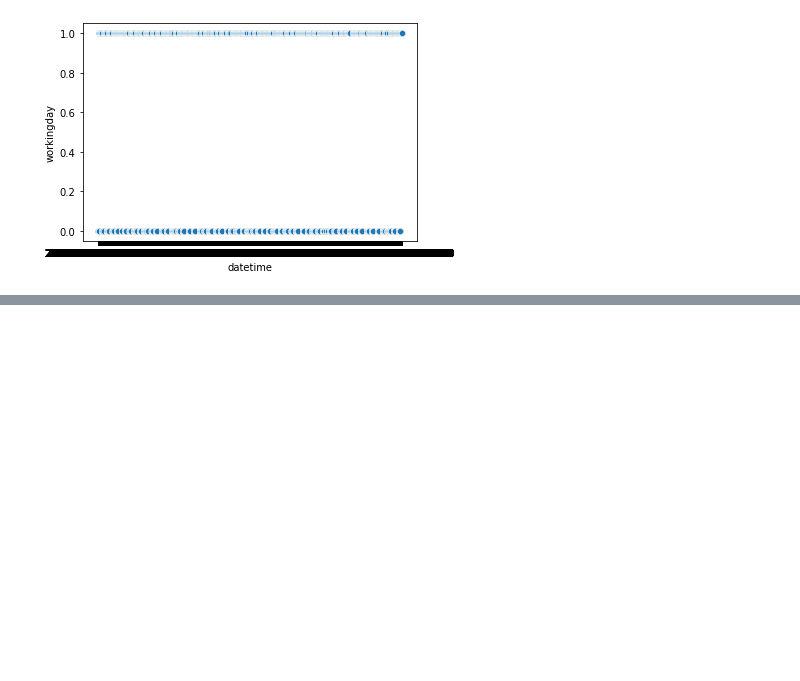
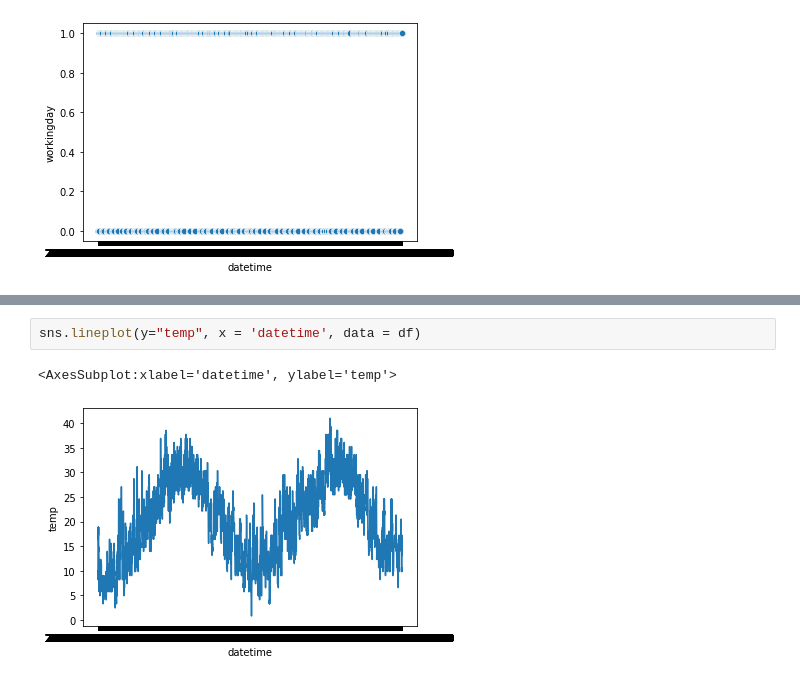
Before and after one commit to amithsbhat/machinelearning, a Jupyter notebook: analyzingbikesdata_visualdataanalysis.ipynb, the cells around one changed output, grey strips where cells are left out. Saved outputs shown, nothing was run; the diff lists cells and outputs as text; blank space fills up the shorter version.

```diff
--- a/analyzingbikesdata_visualdataanalysis.ipynb
+++ b/analyzingbikesdata_visualdataanalysis.ipynb
@@ -112,0 +118,5 @@ p = sns.scatterplot(y="workingday", x = 'datetime', data = df)
+# %%
+sns.lineplot(y="temp", x = 'datetime', data = df)
+# %% [output]
+<AxesSubplot:xlabel='datetime', ylabel='temp'>
+[figure, added]
```
Also changed, not shown: parts of 12 cells of this notebook.
